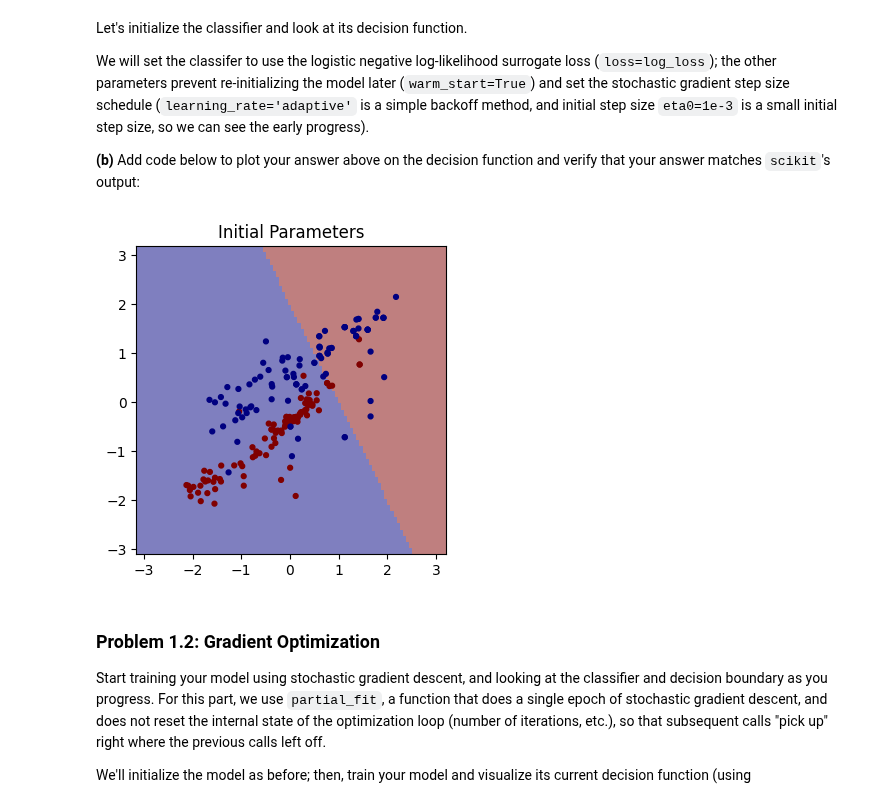
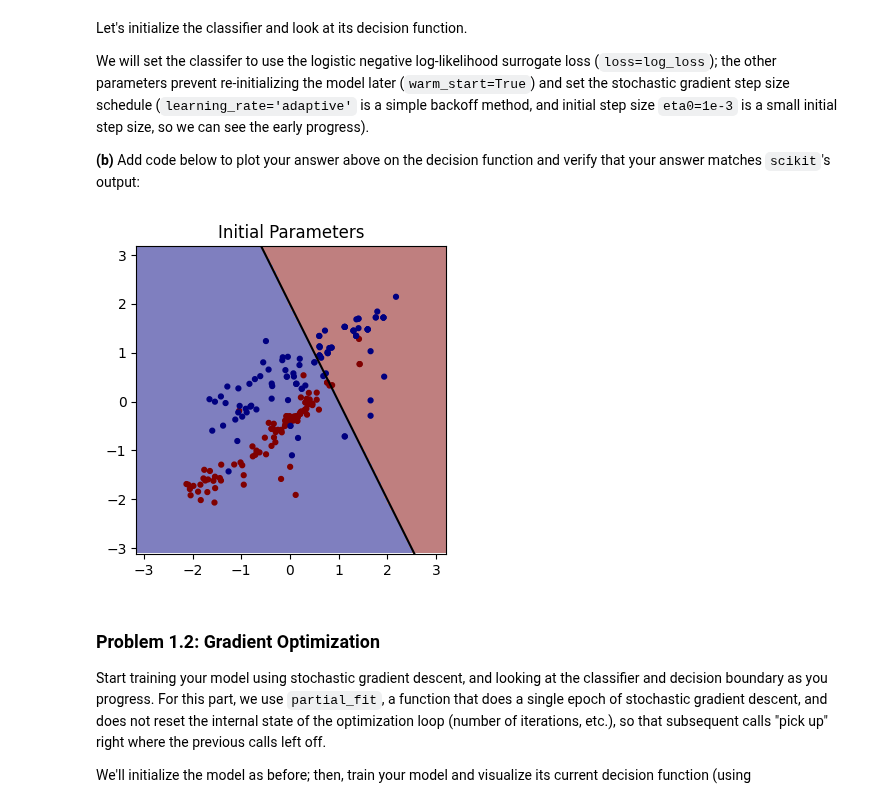
Before and after one commit to SarahAsad23/MachineLearning, a Jupyter notebook: HW3/cs273-hw3.ipynb, the cells around one changed output. Cells and saved outputs as stored; diff of their text form; code cells hidden in the pictures.

```diff
--- a/HW3/cs273-hw3.ipynb
+++ b/HW3/cs273-hw3.ipynb
@@ -118,24 +124,35 @@ We will set the classifer to use the logistic negative log-likelihood surrogate
 # %%
 logreg = SGDClassifier(loss='log_loss', warm_start=True, learning_rate='adaptive', eta0 = 1e-3)
 
 # Now let's initialize the model manually:
 logreg.classes_ = np.unique(y)       # class IDs from the data
 logreg.coef_ = np.array([[2.,1.]])
 logreg.intercept_ = np.array([-2.])   # r(x) = 2*x1 + 1*x2 + (-2)
 
 figure, axes = plt.subplots(1, 1, figsize=(4,4))
 DecisionBoundaryDisplay.from_estimator(logreg, X, ax=axes, **plot_kwargs)
 axes.scatter(X[:, 0], X[:, 1], c=y, edgecolor=None, s=12, cmap='jet')
 
 ### YOUR CODE STARTS HERE
 
 # Plot the line you derived in part 1 on the figure, in an appropriate range of values
 
+# this will be the range of values where we plot
+ranges = np.linspace(X[:,0].min() - 1, X[:,0].max() + 1, 100)
+
+# calculate values using decision boundry equation
+x2 = -2 * ranges + 2
+
+# plot the decision boundry
+axes.plot(ranges, x2, color='black')
+# grapah too zoomed out so set y limit
+axes.set_ylim(X[:,0].min() - 1, X[:,0].max() + 1)
+
 ### YOUR CODE ENDS HERE
 
 axes.set_title(f'Initial Parameters');
 # %% [output]
-[figure, old version]
+[figure, new version]
 # %% [markdown]
 ### Problem 1.2: Gradient Optimization
 
```
Also changed, not shown: parts of 5 cells of this notebook.
